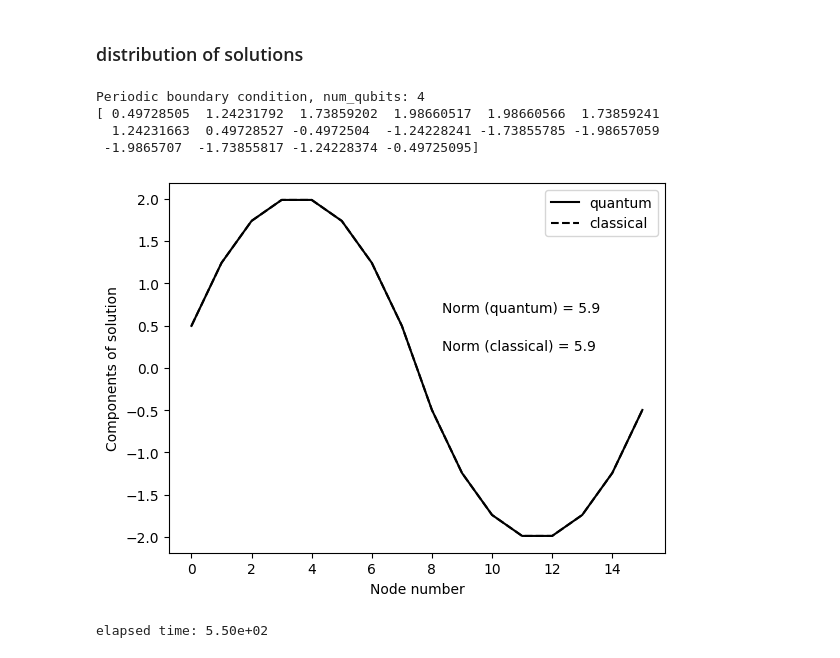
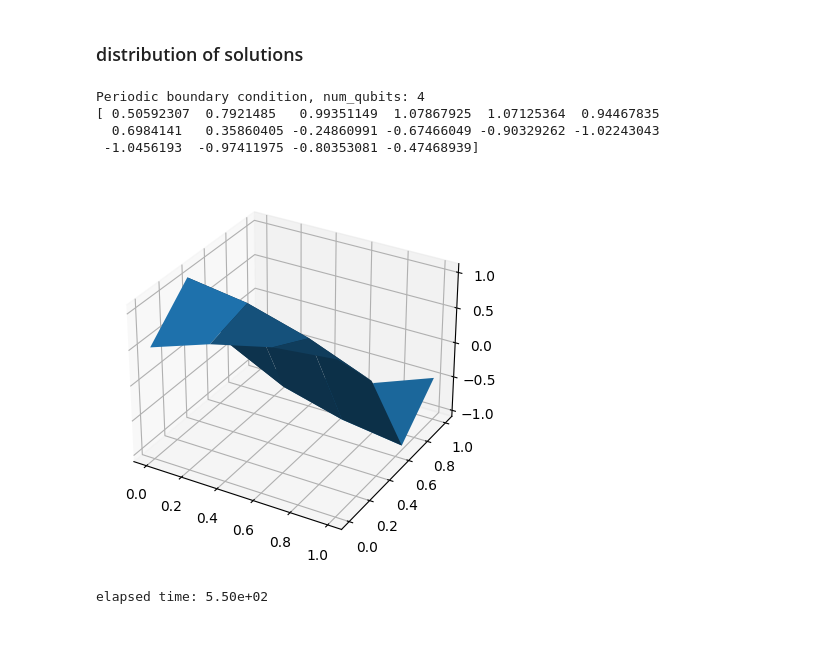
Before and after one commit to jlvargasme/VQAPoisson, a Jupyter notebook: sample.ipynb, the cells around one changed output. Saved outputs shown, nothing was run; the diff lists cells and outputs as text; code cells hidden in the pictures.

Commit message:
adding 2D poisson solver, arbitrary f creation

```diff
--- a/sample.ipynb
+++ b/sample.ipynb
@@ -43,7 +43,7 @@ def experiment(bc, num_trials, num_qubits_list, num_layers, qins):
         oracle_f.h(oracle_f.qubits)
 
         # set vqa instance
-        vqa = VQAforPoisson(num_qubits, num_layers, bc, oracle_f=oracle_f, qinstance=qins)
+        vqa = VQAforPoisson(num_qubits, num_layers, bc, oracle_f=oracle_f, qinstance=qins, two_dim=True)
 
 
         obj_counts = []
@@ -58,8 +58,8 @@ def experiment(bc, num_trials, num_qubits_list, num_layers, qins):
             np.random.seed(seed)
             x0 = list(4*np.pi*np.random.rand(vqa.num_params))
             print(x0)
-            vqa.print_matrix(x0)
-            return
+            #vqa.print_matrix(x0)
+
             res = vqa.minimize(x0, method='bfgs', save_logs=True)
 
 
@@ -92,5 +92,5 @@ num_qubits_list = [4]
 qins = QuantumInstance(Aer.get_backend('statevector_simulator'), seed_transpiler=42)
 
 # bc: Periodic
-data_p = experiment('Periodic', num_trials, num_qubits_list, num_layers, qins)
+data_p = experiment('Dirichlet', num_trials, num_qubits_list, num_layers, qins)
 # %% [output]
@@ -117,6 +117,18 @@ num_qubits: 4
 # %% [markdown]
 ### distribution of solutions
 # %%
+def global2grid(cl_sol):
+    N = len(cl_sol)
+    n = int(np.sqrt(N))
+    F = np.zeros((n,n))
+
+    for i in range(N):
+        xi = int(np.floor(i/n))
+        yi = int(i % n)
+        F[xi,yi] = cl_sol[i]
+
+    return F
+
 def plot_solution_vectors(q_sol, cl_sol):
 
     fig = plt.figure()
@@ -134,20 +146,34 @@ def plot_solution_vectors(q_sol, cl_sol):
     ax.text(0.55, 0.55, 'Norm (classical) = %.1f'%(cnorm), transform=ax.transAxes)
 
     return fig, ax
+
+def plot_solution_vectors_2D(q_sol, cl_sol, N):
+
+    x = np.linspace(0, 1, N)
+    y = np.linspace(0, 1, N)
+
+    x, y = np.meshgrid(x, y)
+
+    F = global2grid(q_sol)
+
+    fig, ax = plt.subplots(subplot_kw={"projection": "3d"})
+    ax.plot_surface(x, y, F)
+
+    return fig, ax
 # %%
 idx1, idx2 = 0, 0
 # %%
 print('Periodic boundary condition, num_qubits:', data_p['num_qubits'][idx1])
 q_sol = data_p['q_sol'][idx1][idx2]
 cl_sol = data_p['cl_sol'][idx1]
-plot_solution_vectors(q_sol, cl_sol)
+plot_solution_vectors_2D(q_sol, cl_sol, 4)
 print(q_sol)
 # %% [output]
 Periodic boundary condition, num_qubits: 4
-[ 0.49728505  1.24231792  1.73859202  1.98660517  1.98660566  1.73859241
-  1.24231663  0.49728527 -0.4972504  -1.24228241 -1.73855785 -1.98657059
- -1.9865707  -1.73855817 -1.24228374 -0.49725095]
+[ 0.50592307  0.7921485   0.99351149  1.07867925  1.07125364  0.94467835
+  0.6984141   0.35860405 -0.24860991 -0.67466049 -0.90329262 -1.02243043
+ -1.0456193  -0.97411975 -0.80353081 -0.47468939]
-[figure, old version]
+[figure, new version]
 # %%
 print('elapsed time: %.2e'%(time.time() - t0))
 # %% [output]
```
Also changed, not shown: parts of 7 cells of this notebook, 5 other files.
